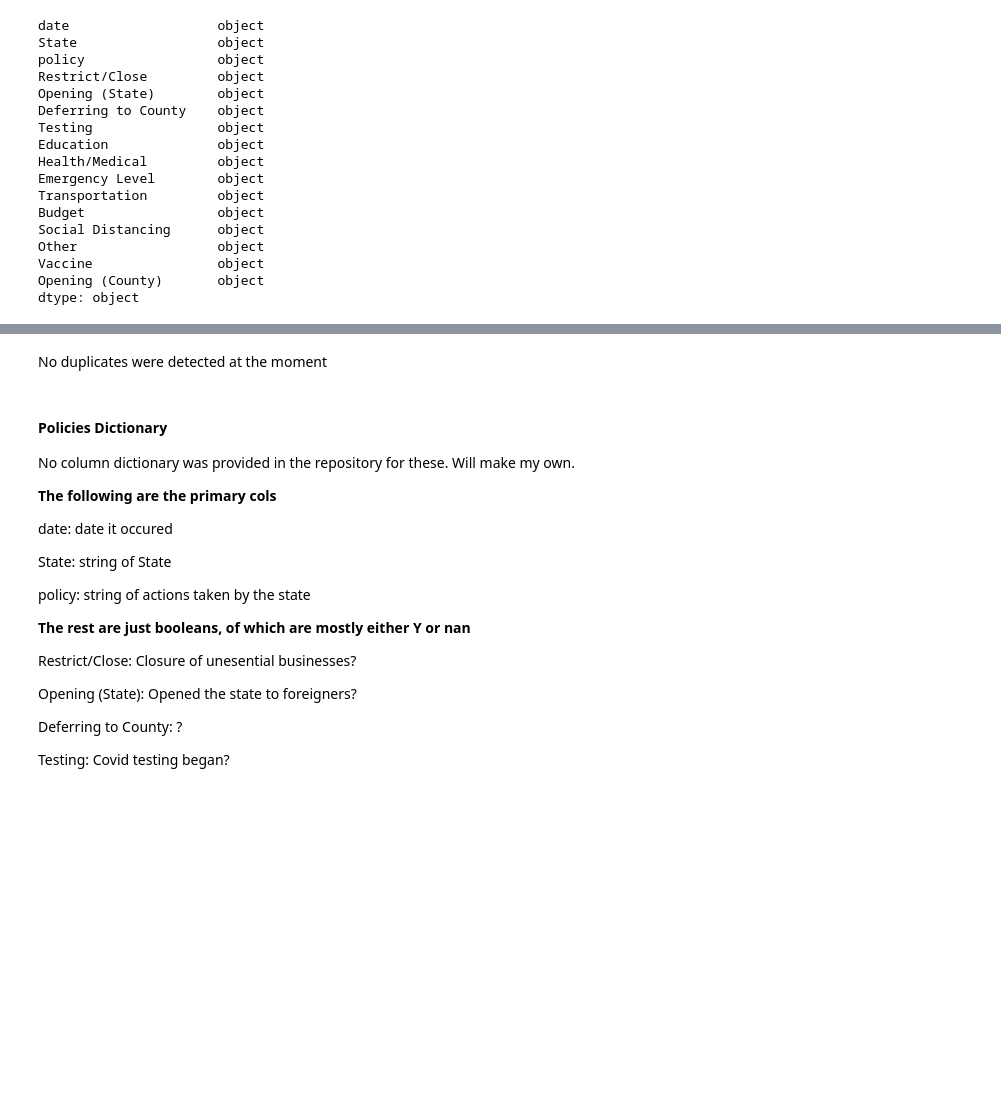
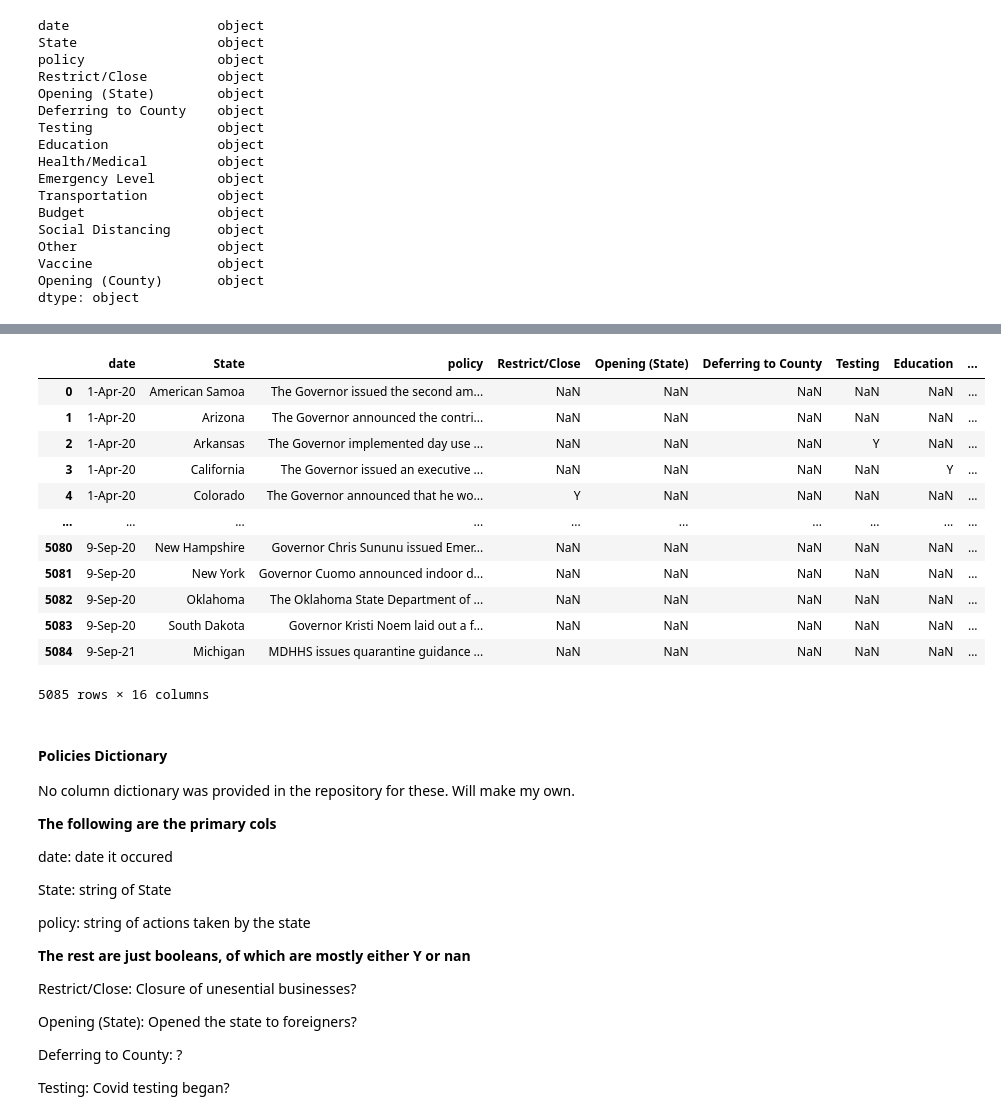
Before and after one commit to jisanos/C19A-COVID-19-Prediction-Algorithm, a Jupyter notebook: Policies Analysis.ipynb, the cells around one changed output, grey strips where cells are left out. Cells and saved outputs as stored; diff of their text form; code cells hidden in the pictures; blank space fills up the shorter version.

Commit message:
Finally finished merge related dates and countries

```diff
--- a/Policies Analysis.ipynb
+++ b/Policies Analysis.ipynb
@@ -195,8 +195,59 @@ policies_df
 | 5083 | 9-Sep-20 | South Dakota | Governor Kristi Noem laid out a f... | nan | nan | nan | nan | nan | ... |
 | 5084 | 9-Sep-21 | Michigan | MDHHS issues quarantine guidance ... | nan | nan | nan | nan | Y | ... |
 5085 rows × 16 columns
-# %% [markdown]
-No duplicates were detected at the moment
+# %%
+#Iterating through dataframe to
+#Fix
+
+# for index, row in policies_df.iterrows():
+
+# #     for col in list(policies_df.columns)[3:]:#only the 4th column onwards
+
+# #         for val in row[col]:
+# #             splt = val.split(',') #split on comma
+# #             print(val)
+#     for val in row:
+#         print(val)
+#     #         if len(splt) > 1: #only if split contains more than 1 value
+#     #             if 'Y' in splt: #Filtering only ones containing Y
+#     #                 policies_df[index]
+
+#     #             else: #
+
+
+# for index, row in policies_df.iterrows():
+#     print(row["date"])
+
+def reducto(df):
+    dic = {}
+
+    cols = list(df.columns)[3:] #Only the columns 4th and forward
+
+    for col in cols:
+        for val in df[col]:
+            split = val.split(',')
+            if len(split) > 1:
+                if "Y" in split:
+                    dic[col] = "Y"
+                else:
+                    dic[col] = np.nan
+    return pd.Series(dic, index=cols)
+
+policies_df.groupby(["date","State","policy"]).apply(reducto).reset_index()
+# %% [output]
+|  | date | State | policy | Restrict/Close | Opening (State) | Deferring to County | Testing | Education | ... |
+| 0 | 1-Apr-20 | American Samoa | The Governor issued the second am... | NaN | NaN | NaN | NaN | NaN | ... |
+| 1 | 1-Apr-20 | Arizona | The Governor announced the contri... | NaN | NaN | NaN | NaN | NaN | ... |
+| 2 | 1-Apr-20 | Arkansas | The Governor implemented day use ... | NaN | NaN | NaN | Y | NaN | ... |
+| 3 | 1-Apr-20 | California | The Governor issued an executive ... | NaN | NaN | NaN | NaN | Y | ... |
+| 4 | 1-Apr-20 | Colorado | The Governor announced that he wo... | Y | NaN | NaN | NaN | NaN | ... |
+| ... | ... | ... | ... | ... | ... | ... | ... | ... | ... |
+| 5080 | 9-Sep-20 | New Hampshire | Governor Chris Sununu issued Emer... | NaN | NaN | NaN | NaN | NaN | ... |
+| 5081 | 9-Sep-20 | New York | Governor Cuomo announced indoor d... | NaN | NaN | NaN | NaN | NaN | ... |
+| 5082 | 9-Sep-20 | Oklahoma | The Oklahoma State Department of ... | NaN | NaN | NaN | NaN | NaN | ... |
+| 5083 | 9-Sep-20 | South Dakota | Governor Kristi Noem laid out a f... | NaN | NaN | NaN | NaN | NaN | ... |
+| 5084 | 9-Sep-21 | Michigan | MDHHS issues quarantine guidance ... | NaN | NaN | NaN | NaN | NaN | ... |
+5085 rows × 16 columns
 # %% [markdown]
 #### Policies Dictionary
 
```
Also changed, not shown: parts of 3 cells of this notebook.
